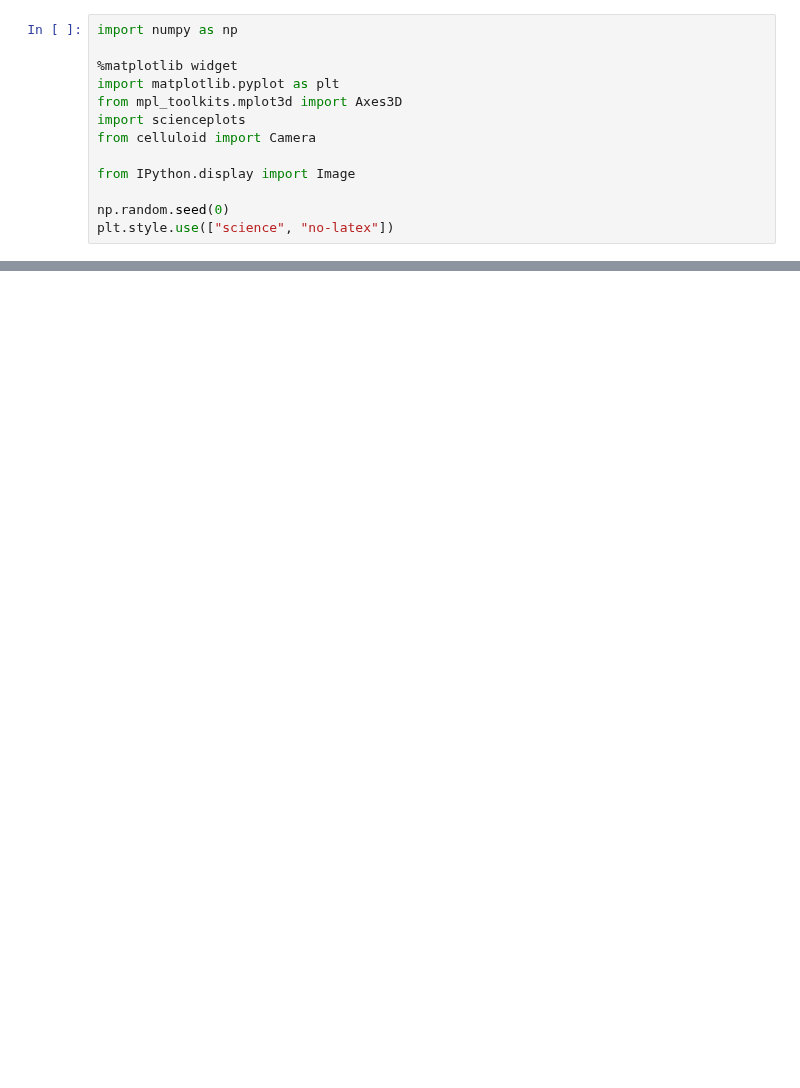
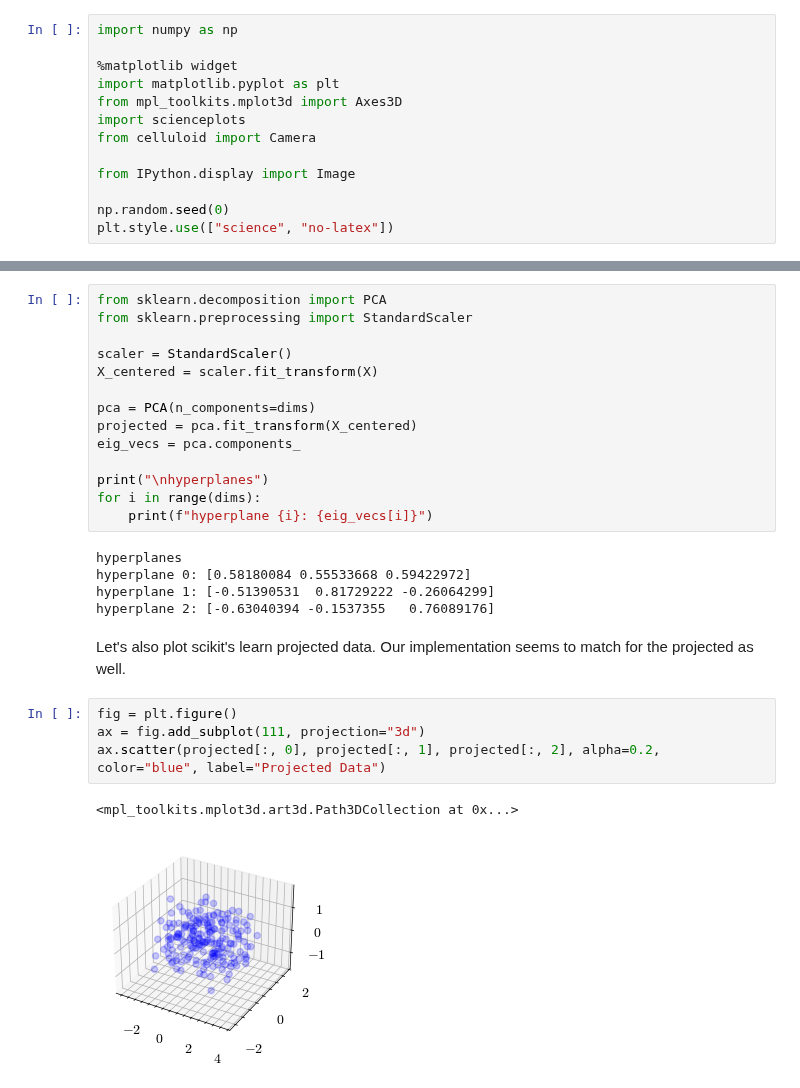
Before and after one commit to gavinkhung/pca, a Jupyter notebook: pca.ipynb, the cells around one changed output, grey strips where cells are left out. Cells and saved outputs as stored; diff of their text form; blank space fills up the shorter version.

```diff
--- a/pca.ipynb
+++ b/pca.ipynb
@@ -180,0 +282,28 @@ Image(filename=output_filename)
+# %%
+from sklearn.decomposition import PCA
+from sklearn.preprocessing import StandardScaler
+
+scaler = StandardScaler()
+X_centered = scaler.fit_transform(X)
+
+pca = PCA(n_components=dims)
+projected = pca.fit_transform(X_centered)
+eig_vecs = pca.components_
+
+print("\nhyperplanes")
+for i in range(dims):
+    print(f"hyperplane {i}: {eig_vecs[i]}")
+# %% [output]
+hyperplanes
+hyperplane 0: [0.58180084 0.55533668 0.59422972]
+hyperplane 1: [-0.51390531  0.81729222 -0.26064299]
+hyperplane 2: [-0.63040394 -0.1537355   0.76089176]
+# %% [markdown]
+Let's also plot scikit's learn projected data. Our implementation seems to match for the projected as well.
+# %%
+fig = plt.figure()
+ax = fig.add_subplot(111, projection="3d")
+ax.scatter(projected[:, 0], projected[:, 1], projected[:, 2], alpha=0.2, color="blue", label="Projected Data")
+# %% [output]
+<mpl_toolkits.mplot3d.art3d.Path3DCollection at 0x...>
+[figure, added]
```
Also changed, not shown: parts of 18 cells of this notebook, 3 other files.
